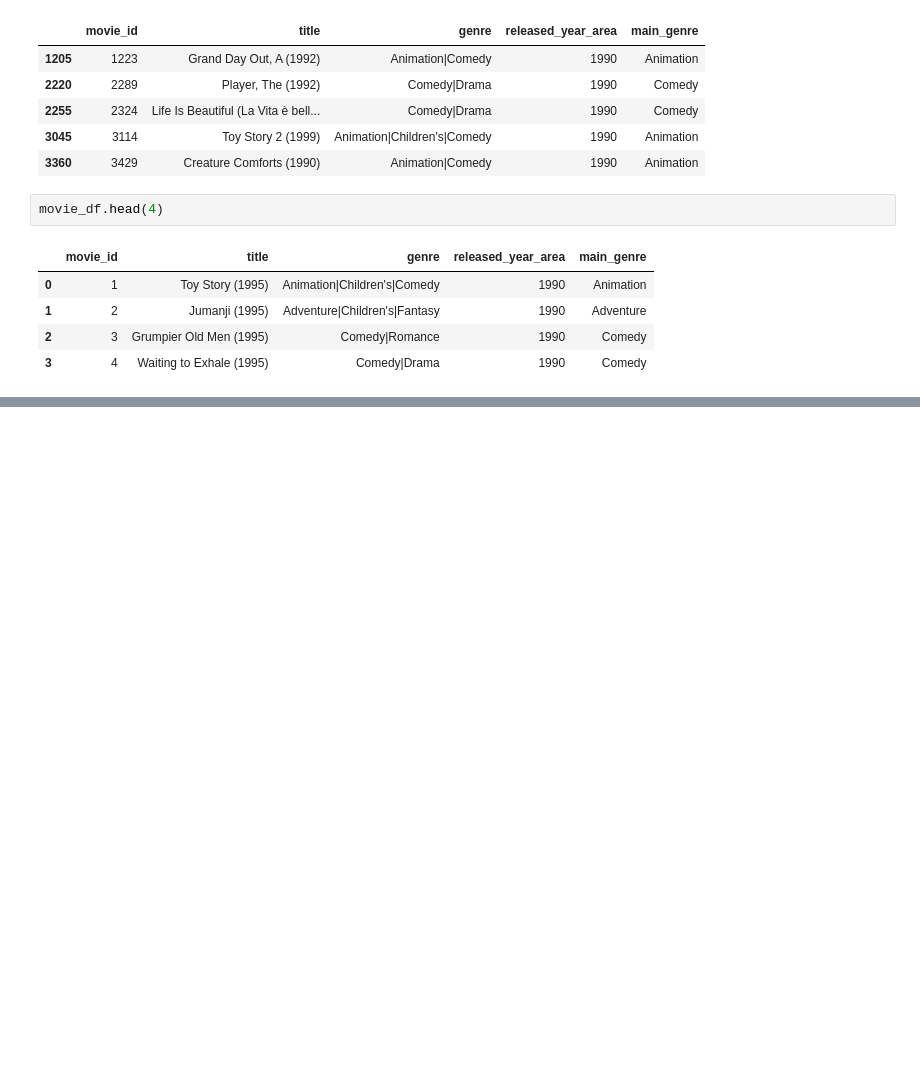
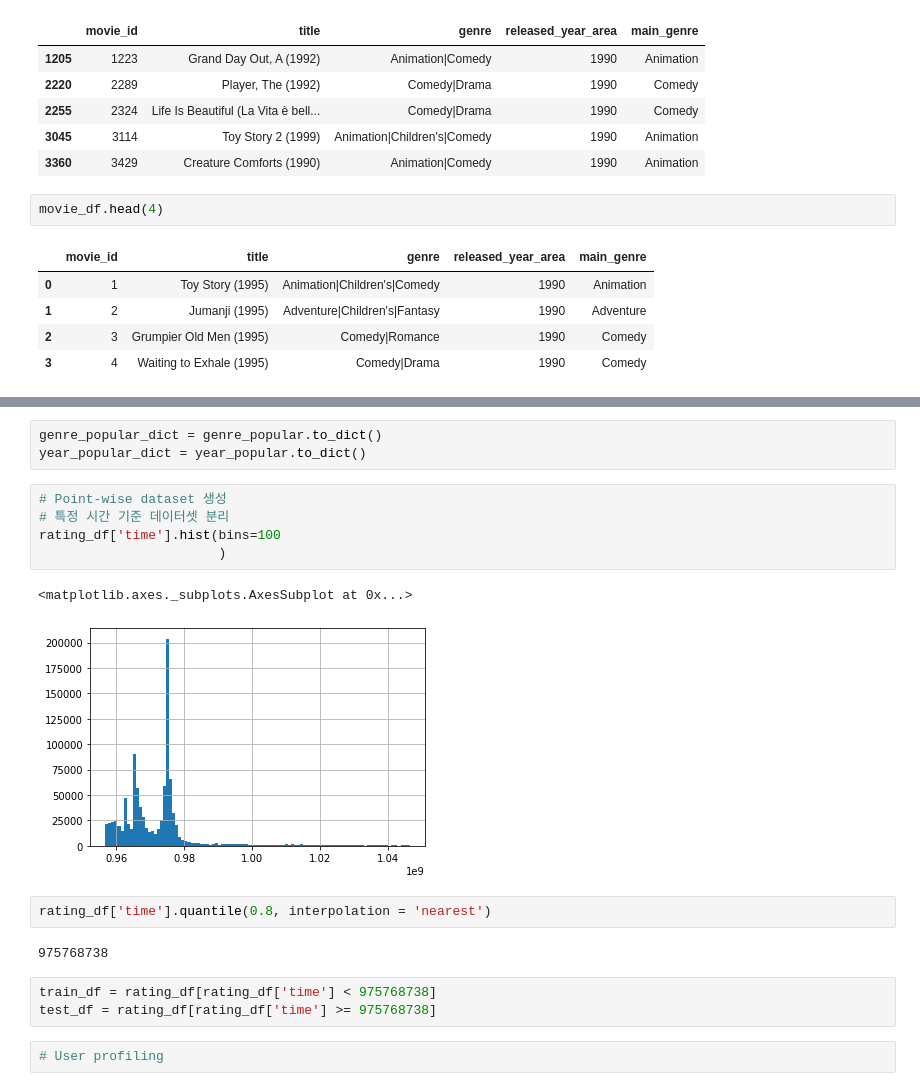
Before and after one commit to Vaycold/Python_ML, a Jupyter notebook: Reco_Algo/Embedding&Ranking.ipynb, the cells around one changed output, grey strips where cells are left out. Drawn from its saved outputs; the diff is of its cells as text; blank space fills up the shorter version.

```diff
--- a/Reco_Algo/Embedding&Ranking.ipynb
+++ b/Reco_Algo/Embedding&Ranking.ipynb
@@ -324,0 +457,20 @@ not_in_count
+# %%
+genre_popular_dict = genre_popular.to_dict()
+year_popular_dict = year_popular.to_dict()
+# %%
+# Point-wise dataset 생성
+# 특정 시간 기준 데이터셋 분리
+rating_df['time'].hist(bins=100
+                       )
+# %% [output]
+<matplotlib.axes._subplots.AxesSubplot at 0x...>
+[figure, added]
+# %%
+rating_df['time'].quantile(0.8, interpolation = 'nearest')
+# %% [output]
+975768738
+# %%
+train_df = rating_df[rating_df['time'] < 975768738]
+test_df = rating_df[rating_df['time'] >= 975768738]
+# %%
+# User profiling
```
Also changed, not shown: parts of 25 cells of this notebook.
